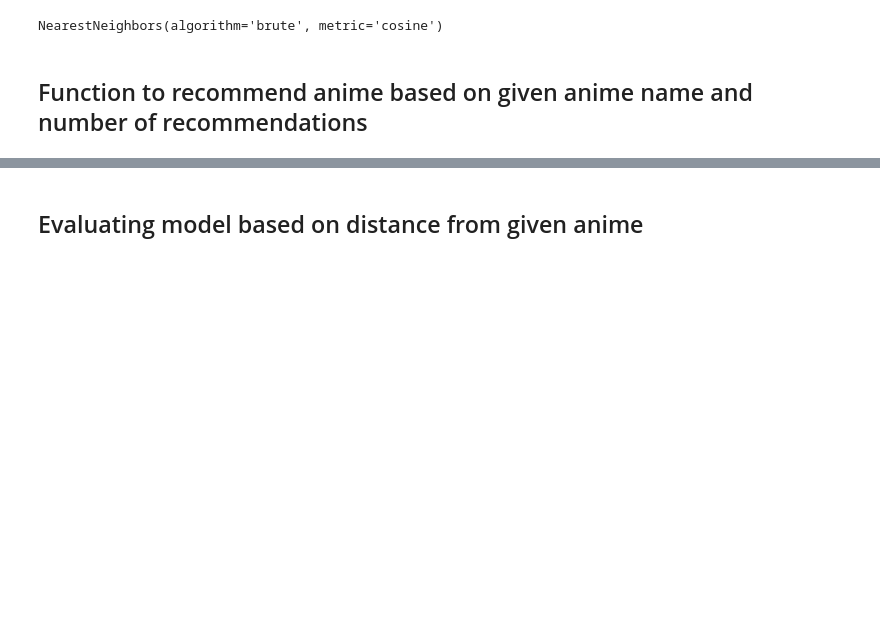
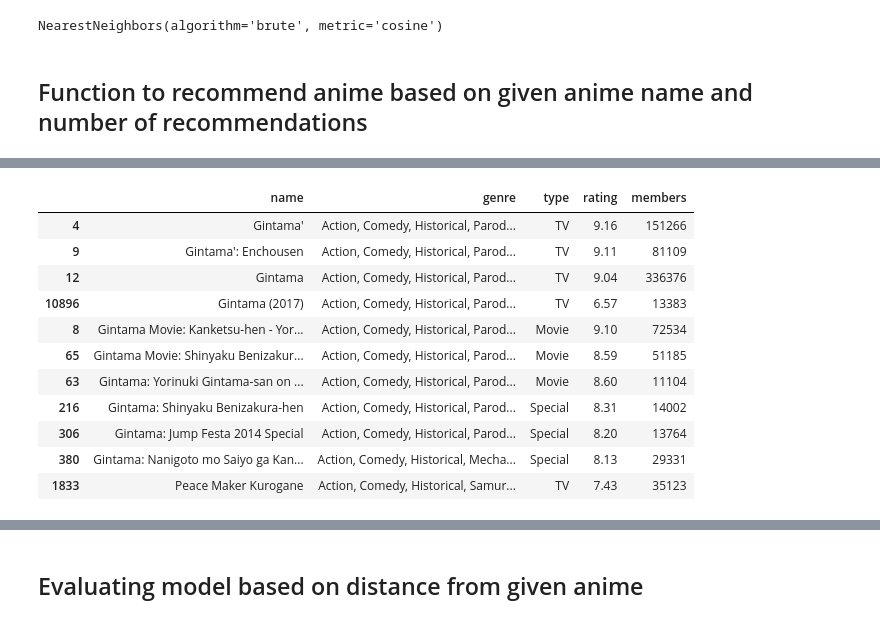
Before and after one commit to bhardwajharsh07/Anime-Recommendation-System, a Jupyter notebook: Anime_Recommendation_System.ipynb, the cells around one changed output, grey strips where cells are left out. Drawn from its saved outputs; the diff is of its cells as text; code cells hidden in the pictures; blank space fills up the shorter version.

```diff
--- a/Anime_Recommendation_System.ipynb
+++ b/Anime_Recommendation_System.ipynb
@@ -391,0 +409,15 @@ recommend("One Piece", 5)
+# %%
+recommend("Gintama", 11)
+# %% [output]
+|  | name | genre | type | rating | members |
+| 4 | Gintama' | Action, Comedy, Historical, Parod... | TV | 9.16 | 151266 |
+| 9 | Gintama': Enchousen | Action, Comedy, Historical, Parod... | TV | 9.11 | 81109 |
+| 12 | Gintama | Action, Comedy, Historical, Parod... | TV | 9.04 | 336376 |
+| 10896 | Gintama (2017) | Action, Comedy, Historical, Parod... | TV | 6.57 | 13383 |
+| 8 | Gintama Movie: Kanketsu-hen - Yor... | Action, Comedy, Historical, Parod... | Movie | 9.10 | 72534 |
+| 65 | Gintama Movie: Shinyaku Benizakur... | Action, Comedy, Historical, Parod... | Movie | 8.59 | 51185 |
+| 63 | Gintama: Yorinuki Gintama-san on ... | Action, Comedy, Historical, Parod... | Movie | 8.60 | 11104 |
+| 216 | Gintama: Shinyaku Benizakura-hen | Action, Comedy, Historical, Parod... | Special | 8.31 | 14002 |
+| 306 | Gintama: Jump Festa 2014 Special | Action, Comedy, Historical, Parod... | Special | 8.20 | 13764 |
+| 380 | Gintama: Nanigoto mo Saiyo ga Kan... | Action, Comedy, Historical, Mecha... | Special | 8.13 | 29331 |
+| 1833 | Peace Maker Kurogane | Action, Comedy, Historical, Samur... | TV | 7.43 | 35123 |
```
Also changed, not shown: parts of 6 cells of this notebook.
